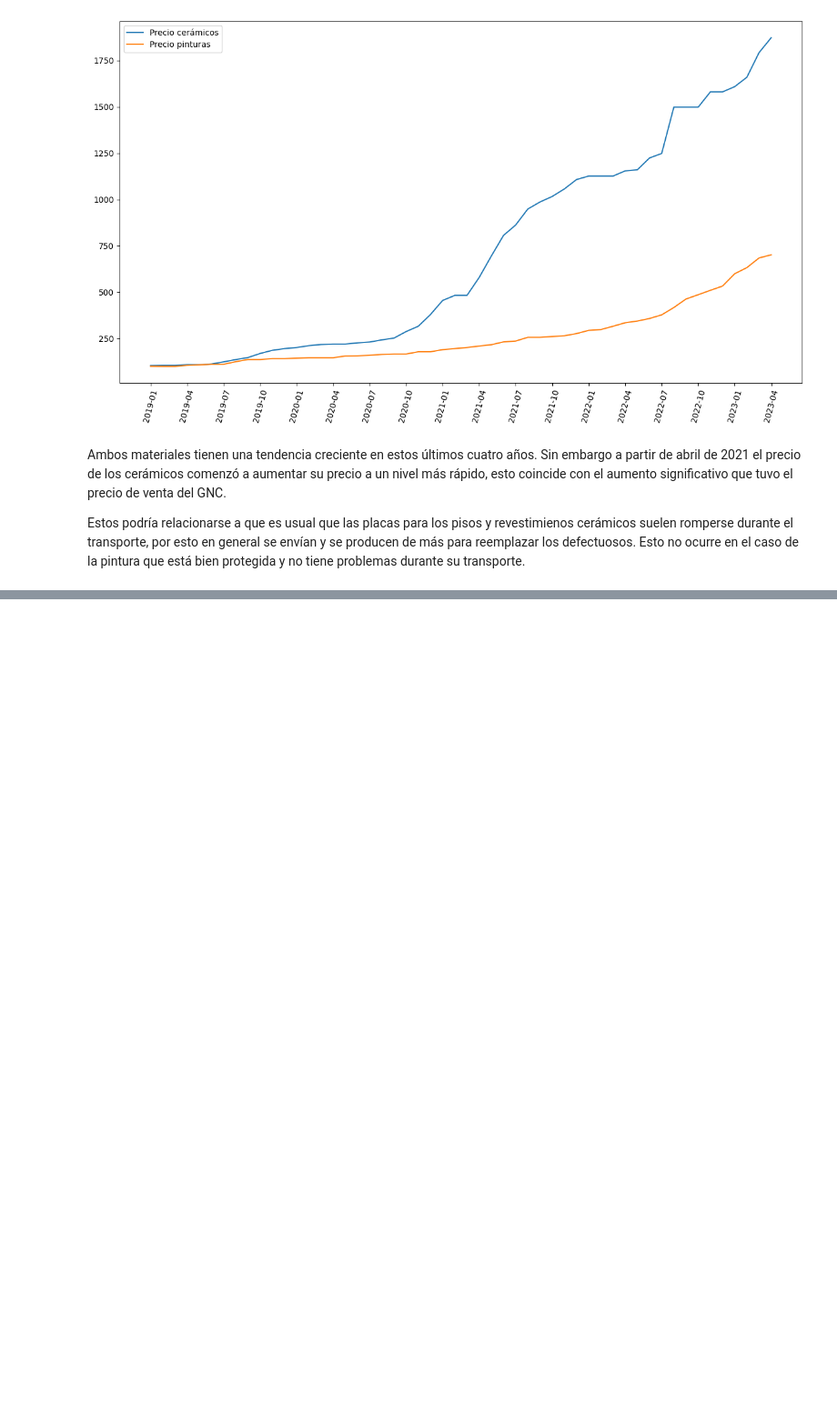
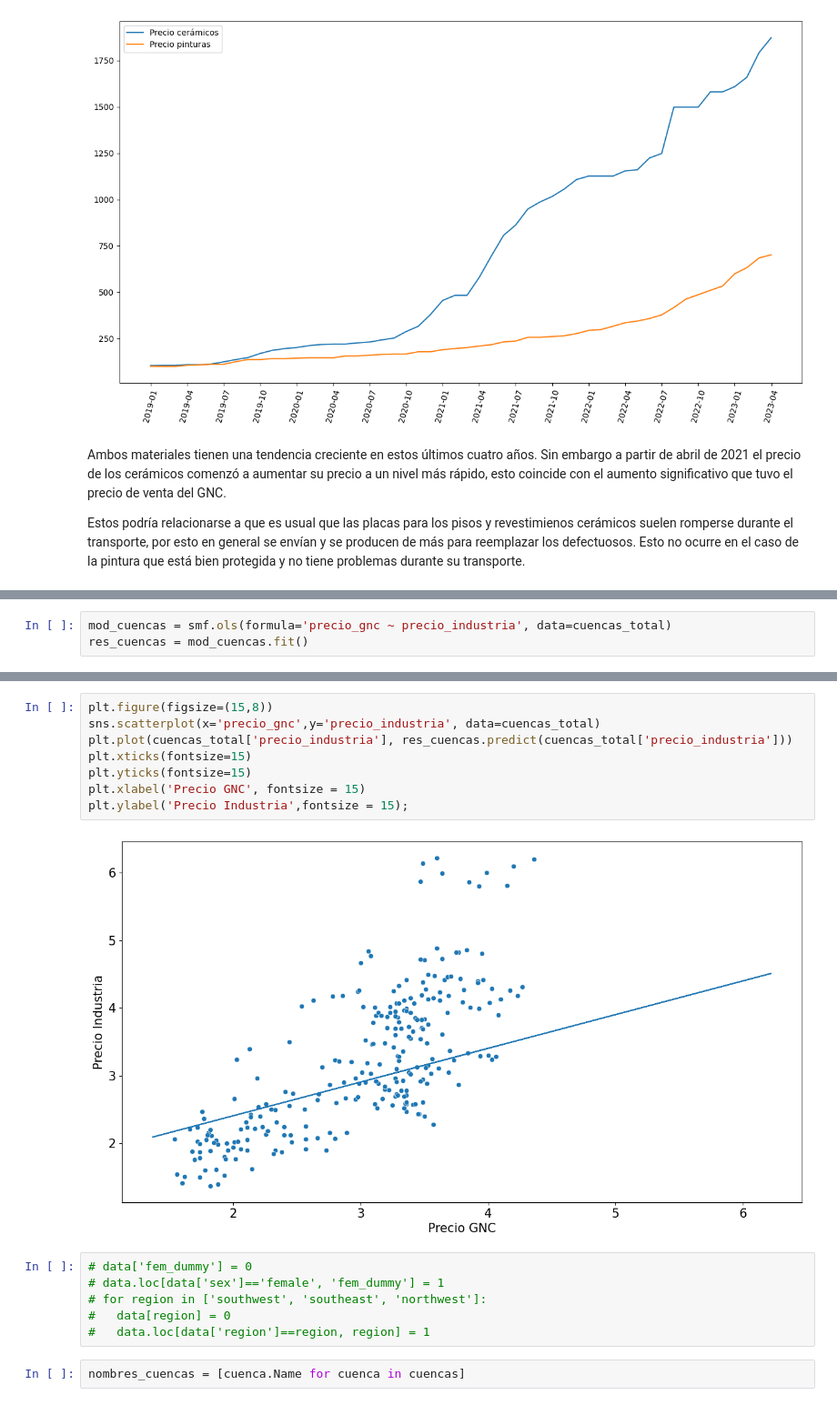
Before and after one commit to Isaiasgaray/fundamentos_final, a Jupyter notebook: TP_Final.ipynb, the cells around one changed output, grey strips where cells are left out. Shown at 91% size. Drawn from its saved outputs; the diff is of its cells as text; blank space fills up the shorter version.

```diff
--- a/TP_Final.ipynb
+++ b/TP_Final.ipynb
@@ -239,0 +245,3 @@ Estos podría relacionarse a que es usual que las placas para los pisos y revest
+# %%
+mod_cuencas = smf.ols(formula='precio_gnc ~ precio_industria', data=cuencas_total)
+res_cuencas = mod_cuencas.fit()
@@ -239,0 +270,18 @@ Estos podría relacionarse a que es usual que las placas para los pisos y revest
+# %%
+plt.figure(figsize=(15,8))
+sns.scatterplot(x='precio_gnc',y='precio_industria', data=cuencas_total)
+plt.plot(cuencas_total['precio_industria'], res_cuencas.predict(cuencas_total['precio_industria']))
+plt.xticks(fontsize=15)
+plt.yticks(fontsize=15)
+plt.xlabel('Precio GNC', fontsize = 15)
+plt.ylabel('Precio Industria',fontsize = 15);
+# %% [output]
+[figure, added]
+# %%
+# data['fem_dummy'] = 0
+# data.loc[data['sex']=='female', 'fem_dummy'] = 1
+# for region in ['southwest', 'southeast', 'northwest']:
+#   data[region] = 0
+#   data.loc[data['region']==region, region] = 1
+# %%
+nombres_cuencas = [cuenca.Name for cuenca in cuencas]
```
Also changed, not shown: parts of 11 cells of this notebook.
